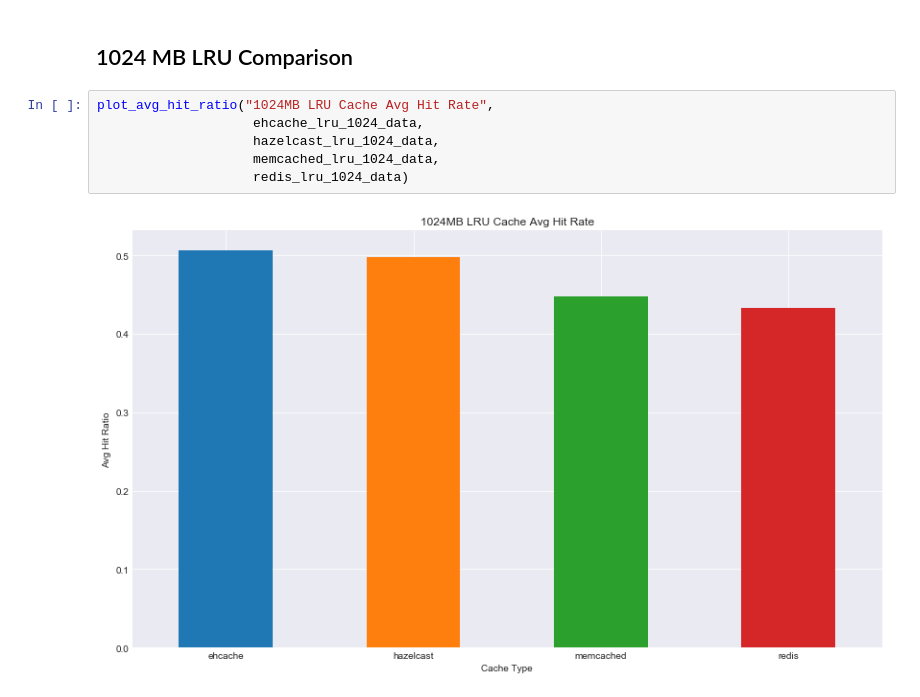
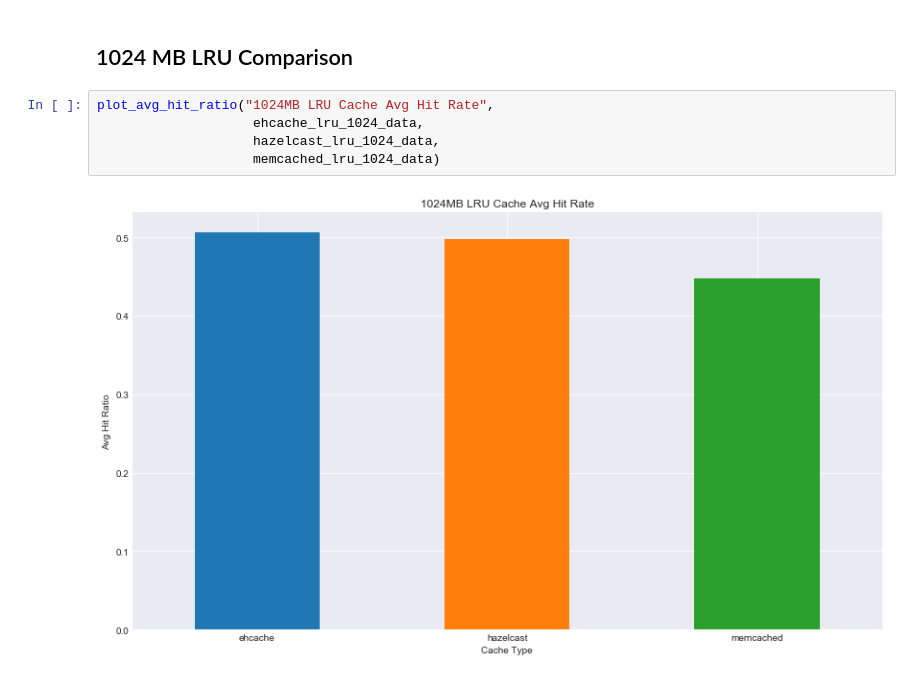
Before and after one commit to 1carew1/cachingrest_data_investigation, a Jupyter notebook: Cachingrest_Data_Investigation.ipynb, the cells around one changed output. Cells and saved outputs as stored; diff of their text form.

Commit message:
Removing unfinished redis data

```diff
--- a/Cachingrest_Data_Investigation.ipynb
+++ b/Cachingrest_Data_Investigation.ipynb
@@ -421,8 +414,7 @@ plot_avg_hit_ratio("512MB LRU Cache Avg Hit Rate",
 # %%
 plot_avg_hit_ratio("1024MB LRU Cache Avg Hit Rate",
                     ehcache_lru_1024_data,
                     hazelcast_lru_1024_data,
-                    memcached_lru_1024_data,
-                    redis_lru_1024_data)
+                    memcached_lru_1024_data)
 # %% [output]
-[figure, old version]
+[figure, new version]
```
Also changed, not shown: parts of 1 cell of this notebook.
